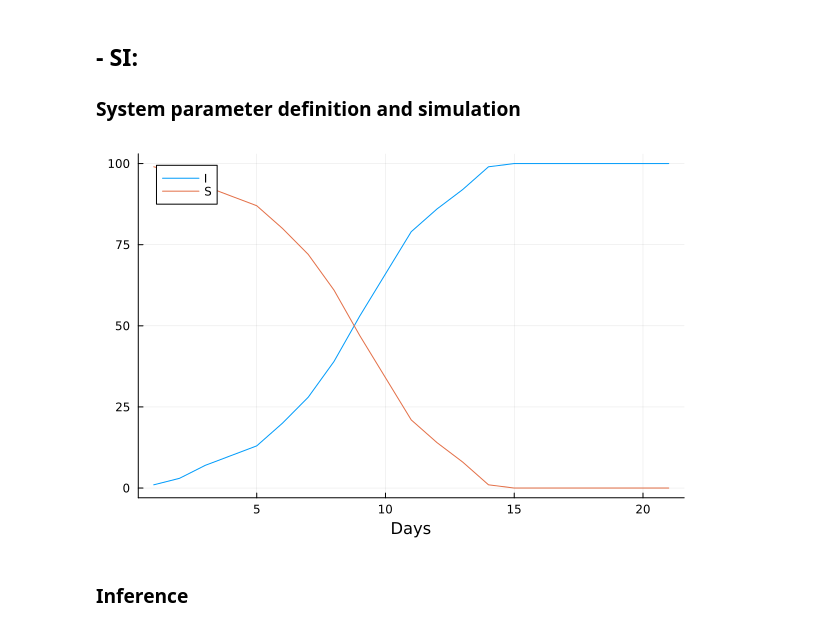
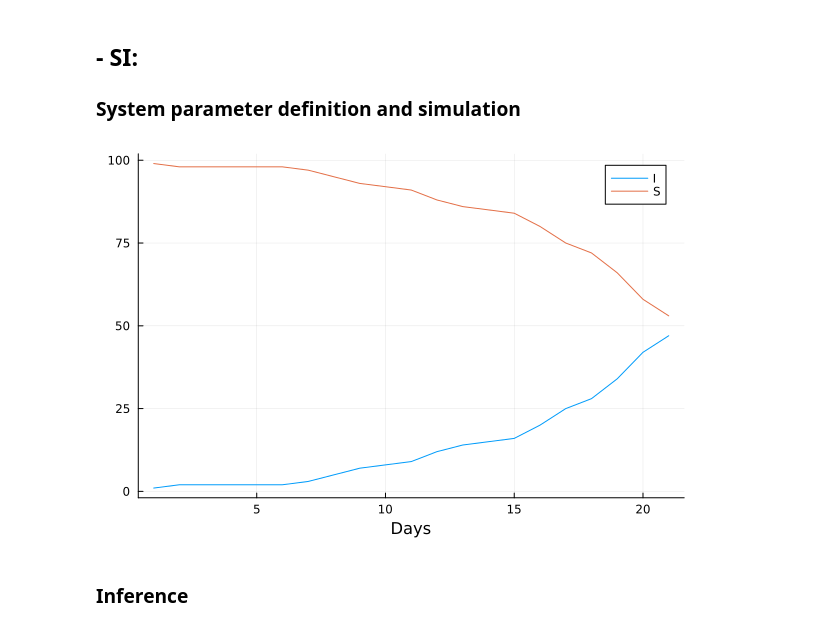
Before and after one commit to Mattiatarabolo/SmallCouplingDynamicCavity.jl, a Jupyter notebook: notebook/Tutorial.ipynb, the cells around one changed output. Drawn from its saved outputs; the diff is of its cells as text; code cells hidden in the pictures.

```diff
--- a/notebook/Tutorial.ipynb
+++ b/notebook/Tutorial.ipynb
@@ -51,7 +33,7 @@ T::Int = 20 # total time
 fₚ::Float64 = 0.0 # false-positive rate
 fₙ::Float64 = 0.0 # false-negative rate
 γ::Float64 = 1/NV # Patient zero probability
-λ₀::Float64 = 0.5 # Infection rate
+λ₀::Float64 = 0.2 # Infection rate
 ε_autoinf::Float64 = 1e-10 # Self-infection rate
 Nobs::Int = ceil(NV*.75) # Number of observations
 
@@ -63,37 +45,38 @@ function obsprob(Ob::Float64, x::Float64; fₚ::Float64 = fₚ, fₙ::Float64 =
         return fₚ*(1-x) + (1-fₙ)*x
     elseif Ob == -1.0
         return 1.0
     end
 end
 
 # constant infection probability
 λ = zeros(NV, NV, T+1)
 for e in edges(G)
     λ[src(e), dst(e), :] = ones(T+1) * λ₀
     λ[dst(e), src(e), :] = ones(T+1) * λ₀
 end
 
 # define de epidemic model
-infectionmodel = SI(ε_autoinf, T)
+infectionmodel = SI(ε_autoinf, NV, T)
 model = EpidemicModel(infectionmodel, G, T, log.(1 .- λ))
 
 # epidemic simulation
 config = sim_epidemics(model, patient_zero=[1])
 
 # generate observations at the last time
 obsmat = ones(nv(G), T+1) * (-1.0)
-for (iₗ, τₗ) in zip(rand(1:nv(G), Nobs), rand(ceil(Int,T/2):T+1, Nobs))
+for (iₗ, τₗ) in sample(collect(Iterators.product(1:NV,ceil(Int,T*.5):T+1)), Nobs, replace = false)
     obsmat[iₗ, τₗ] = config[iₗ, τₗ]
 end
 
-isource = findall(x->x==1.0, config[:,1])
+# insert the observations into the model structure
+model.obsmat .= obsmat
 
 # infected individuals over time
 nrI = dropdims(sum(map(x->Float64(x==1.0),config), dims = 1), dims = 1)
 nrS = dropdims(sum(map(x->Float64(x==0.0),config), dims = 1), dims = 1)
 plot([nrI nrS], xlabel = "Days", ylabel = "", label = ["I" "S"])
 # %% [output]
-[figure, old version]
+[figure, new version]
 # %% [markdown]
 ### Inference
 # %%
```
Also changed, not shown: parts of 8 cells of this notebook, 10 other files.
